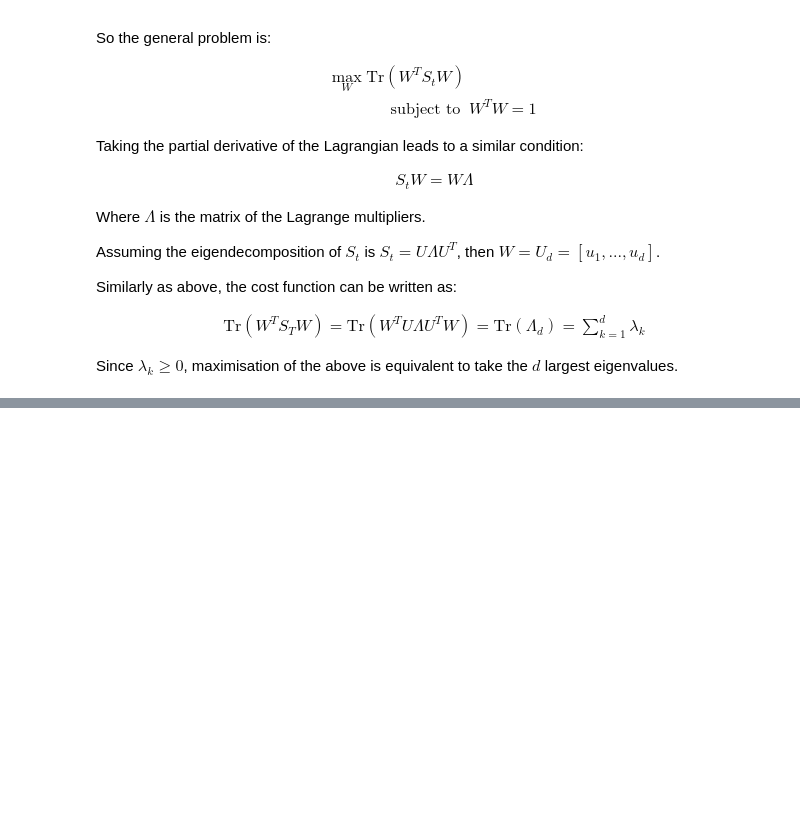
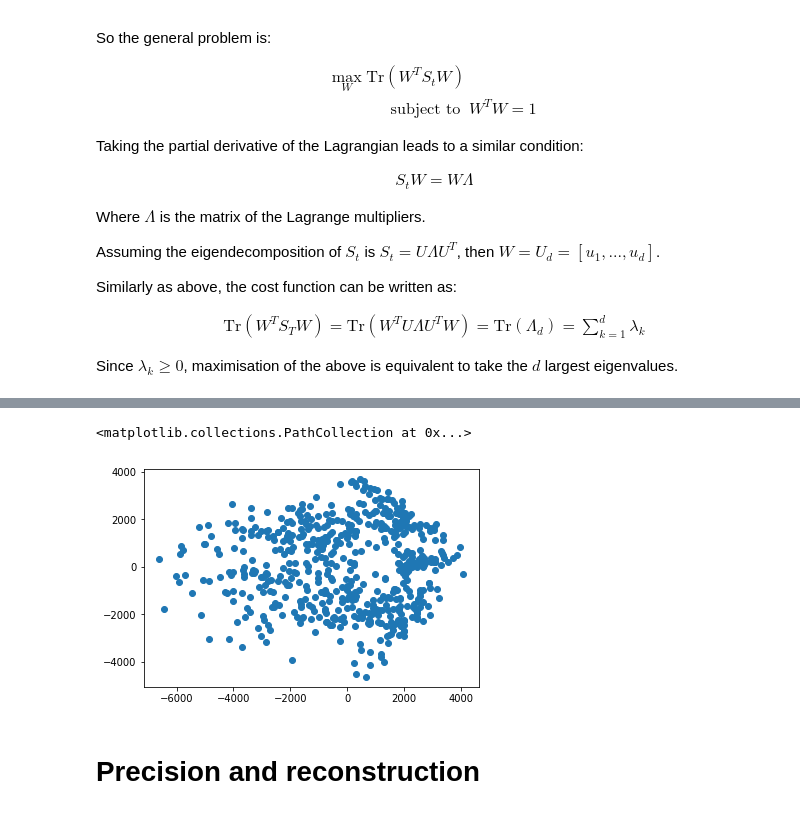
Before and after one commit to StaffG/PCA-LDA, a Jupyter notebook: PCA-LDA.ipynb, the cells around one changed output, grey strips where cells are left out. Cells and saved outputs as stored; diff of their text form; code cells hidden in the pictures; blank space fills up the shorter version.

Commit message:
precision PCA

```diff
--- a/PCA-LDA.ipynb
+++ b/PCA-LDA.ipynb
@@ -160,0 +170,9 @@ ReturnVal = Ud;
+# %%
+u_red, pca_py, data_re = PCA_py(X_train, 2)
+# %%
+plt.scatter(pca_py[:,0], pca_py[:,1])
+# %% [output]
+<matplotlib.collections.PathCollection at 0x...>
+[figure, added]
+# %% [markdown]
+# Precision and reconstruction
```
Also changed, not shown: parts of 17 cells of this notebook.
